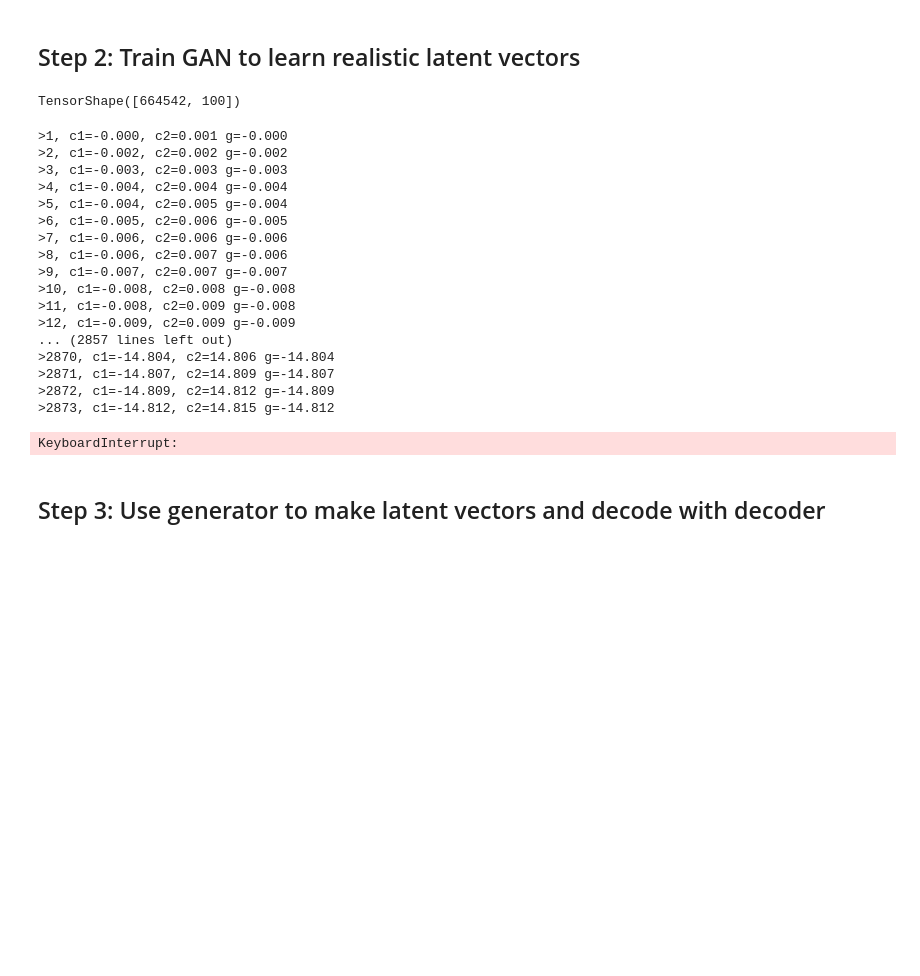
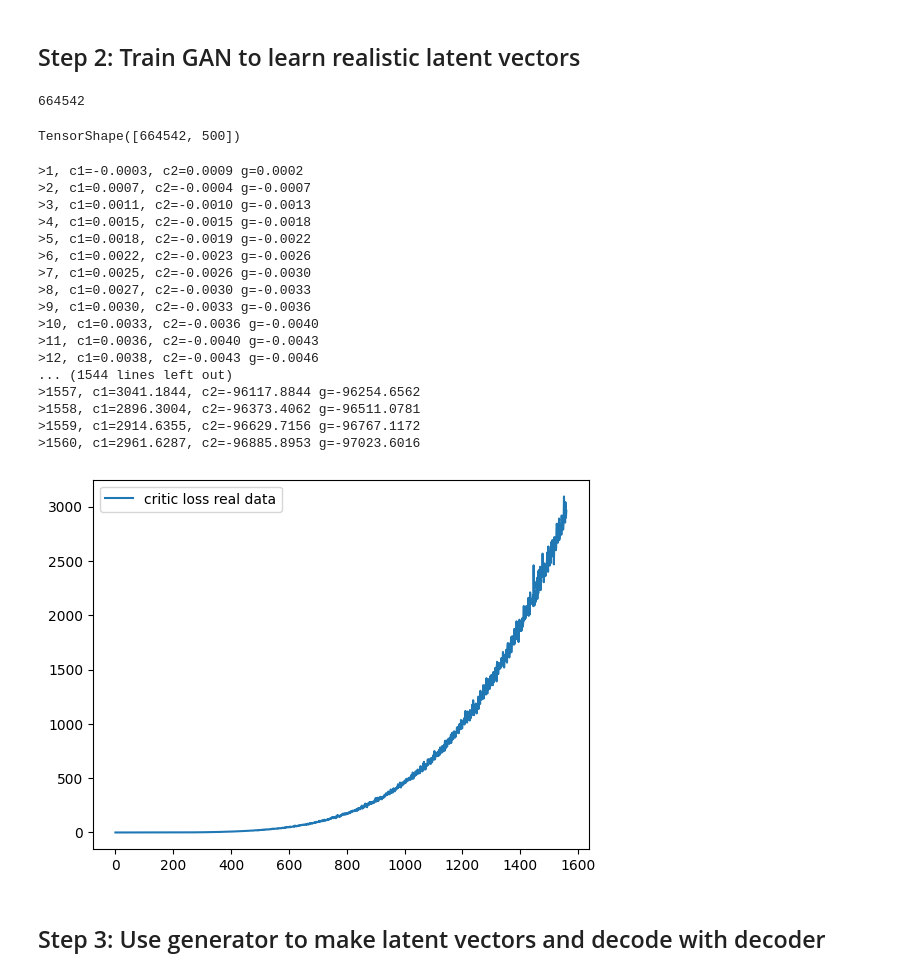
Before and after one commit to KylaNel/ICS_data_generation, a Jupyter notebook: code/vae_gan.ipynb, the cells around one changed output. Drawn from its saved outputs; the diff is of its cells as text; code cells hidden in the pictures; blank space fills up the shorter version.

```diff
--- a/code/vae_gan.ipynb
+++ b/code/vae_gan.ipynb
@@ -36,7 +27,7 @@ test_dataset = attacks[int(np.floor(attacks.shape[0]*3/4)):]
 
 num_features = attacks[:int(np.floor(attacks.shape[0]*3/4))].shape[1]
 seq_length = 5
-latent_dim = 100
+latent_dim = 500
 # %%
 class Sampling(tf.keras.layers.Layer):
     def call(self, inputs):
@@ -138,10 +145,13 @@ Epoch 2/2
 # %%
 ix = np.random.randint(0, test_dataset.shape[0], 64)
 real_latent_vectors = variational_encoder(test_dataset[ix])
+test_dataset.shape[0]
+# %% [output]
+664542
 # %%
 
 # train the generator and critic
-def train(generator, critic, gan, dataset, latent_dim, n_epochs=2, n_batch=64, n_critic=5):
+def train(generator, critic, gan, dataset, latent_dim, noise_dim, n_epochs=2, n_batch=64, n_critic=5):
 	# calculate the number of batches per training epoch
 	bat_per_epo = int(dataset.shape[0] / n_batch)
 	# calculate the number of training iterations
@@ -158,17 +168,18 @@ def train(generator, critic, gan, dataset, latent_dim, n_epochs=2, n_batch=64, n
 			# get randomly selected 'real' samples
 			ix = np.random.randint(0, dataset.shape[0], n_batch)
 			real_latent_vectors = variational_encoder(dataset[ix])[0]
-			y_real = -np.ones((n_batch, 1))
+			y_real = np.ones((n_batch, 1))
 			# update critic model weights
 			c_loss1 = critic.train_on_batch(real_latent_vectors, y_real)
 			c1_tmp.append(c_loss1)
 			# generate 'fake' examples
 			# noise = np.random.randn(latent_dim * n_batch)
 			# noise = noise.reshape(32, n_batch, latent_dim)
-			noise = tf.random.normal((n_batch, 5, latent_dim))
+			# noise = tf.random.normal((n_batch, 5, noise_dim))
+			noise = tf.random.normal((n_batch, noise_dim))
 			# fake_latent_vectors = generator.predict(noise)
 			fake_latent_vectors = generator(noise)
-			y_fake = np.ones((n_batch, 1))
+			y_fake = -np.ones((n_batch, 1))
 			# update critic model weights
 			c_loss2 = critic.train_on_batch(fake_latent_vectors, y_fake)
 			c2_tmp.append(c_loss2)
@@ -178,56 +189,65 @@ def train(generator, critic, gan, dataset, latent_dim, n_epochs=2, n_batch=64, n
 		# prepare points in latent space as input for the generator
 		# noise = np.random.randn(latent_dim * n_batch)
 		# noise = noise.reshape(n_batch, latent_dim)
-		noise = tf.random.normal((n_batch, 5, latent_dim))
+		# noise = tf.random.normal((n_batch, 5, noise_dim))
+		noise = tf.random.normal((n_batch, noise_dim))
 		# create inverted labels for the fake samples
 		y_gan = -np.ones((n_batch, 1))
 		# update the generator via the critic's error
 		g_loss = gan.train_on_batch(noise, y_gan)
 		g_hist.append(g_loss)
 		# summarize loss on this batch
-		print('>%d, c1=%.3f, c2=%.3f g=%.3f' % (i+1, c1_hist[-1], c2_hist[-1], g_loss))
+		print('>%d, c1=%.4f, c2=%.4f g=%.4f' % (i+1, c1_hist[-1], c2_hist[-1], g_loss))
+	return c1_hist, c2_hist, g_hist
 # %%
 real_latent_vectors = variational_encoder(test_dataset)[0]
 real_latent_vectors.shape
 # %% [output]
-TensorShape([664542, 100])
+TensorShape([664542, 500])
 # %%
-# size of the latent space
-latent_dim = 100
+
+noise_dim = 30
 n_batch = 64
 # create the critic
 critic = make_critic([latent_dim, 1])
 # create the generator
 # generator = make_generator((n_batch, latent_dim))
-generator = make_generator(latent_dim)
+generator = make_generator(latent_dim, noise_dim)
 # create the gan
 gan = make_gan(generator, critic)
 # load image data
 
 
 real_latent_vectors = variational_encoder(test_dataset)[0]
-epochs = 2
+epochs = 10
 # train model
-train(generator, critic, gan, dataset=test_dataset, latent_dim=latent_dim, n_epochs=epochs, n_batch=n_batch)
+c1_loss, c2_loss, g_loss = train(generator, critic, gan, dataset=test_dataset[:10000], latent_dim=latent_dim, noise_dim=noise_dim, n_epochs=epochs, n_batch=n_batch)
 # %% [output]
->1, c1=-0.000, c2=0.001 g=-0.000
->2, c1=-0.002, c2=0.002 g=-0.002
->3, c1=-0.003, c2=0.003 g=-0.003
->4, c1=-0.004, c2=0.004 g=-0.004
->5, c1=-0.004, c2=0.005 g=-0.004
->6, c1=-0.005, c2=0.006 g=-0.005
->7, c1=-0.006, c2=0.006 g=-0.006
->8, c1=-0.006, c2=0.007 g=-0.006
->9, c1=-0.007, c2=0.007 g=-0.007
->10, c1=-0.008, c2=0.008 g=-0.008
->11, c1=-0.008, c2=0.009 g=-0.008
->12, c1=-0.009, c2=0.009 g=-0.009
-... (2857 lines left out)
->2870, c1=-14.804, c2=14.806 g=-14.804
->2871, c1=-14.807, c2=14.809 g=-14.807
->2872, c1=-14.809, c2=14.812 g=-14.809
->2873, c1=-14.812, c2=14.815 g=-14.812
+>1, c1=-0.0003, c2=0.0009 g=0.0002
+>2, c1=0.0007, c2=-0.0004 g=-0.0007
+>3, c1=0.0011, c2=-0.0010 g=-0.0013
+>4, c1=0.0015, c2=-0.0015 g=-0.0018
+>5, c1=0.0018, c2=-0.0019 g=-0.0022
+>6, c1=0.0022, c2=-0.0023 g=-0.0026
+>7, c1=0.0025, c2=-0.0026 g=-0.0030
+>8, c1=0.0027, c2=-0.0030 g=-0.0033
+>9, c1=0.0030, c2=-0.0033 g=-0.0036
+>10, c1=0.0033, c2=-0.0036 g=-0.0040
+>11, c1=0.0036, c2=-0.0040 g=-0.0043
+>12, c1=0.0038, c2=-0.0043 g=-0.0046
+... (1544 lines left out)
+>1557, c1=3041.1844, c2=-96117.8844 g=-96254.6562
+>1558, c1=2896.3004, c2=-96373.4062 g=-96511.0781
+>1559, c1=2914.6355, c2=-96629.7156 g=-96767.1172
+>1560, c1=2961.6287, c2=-96885.8953 g=-97023.6016
-KeyboardInterrupt:
+# %%
+plt.plot(c1_loss, label="critic loss real data")
+# plt.plot(c2_loss, label="critic loss fake data")
+# plt.plot(g_loss, label="gen loss")
+plt.legend()
+plt.show()
+# %% [output]
+[figure, added]
 # %% [markdown]
 ## Step 3: Use generator to make latent vectors and decode with decoder
 # %%
```
Also changed, not shown: parts of 4 cells of this notebook, 1 other file.
